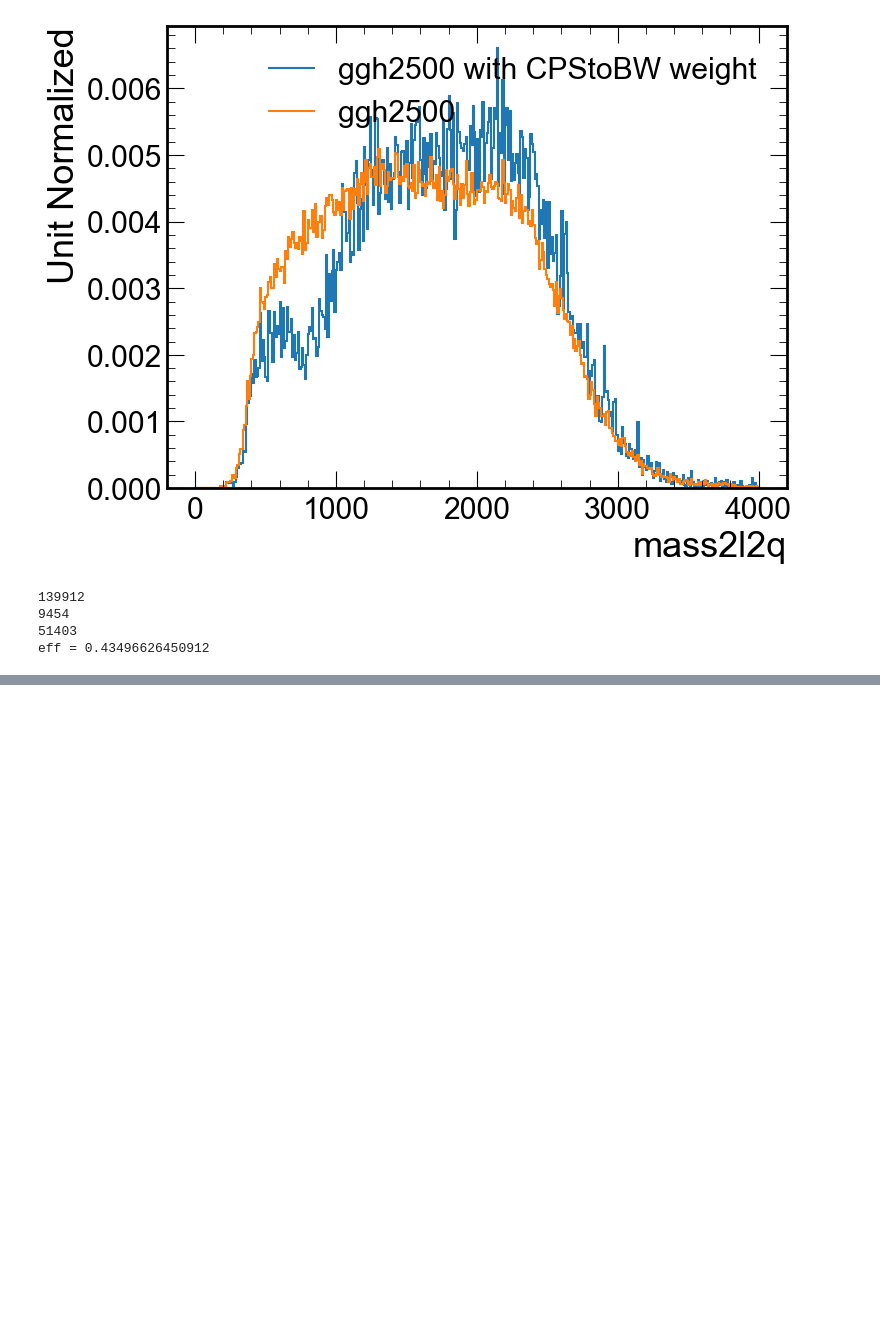
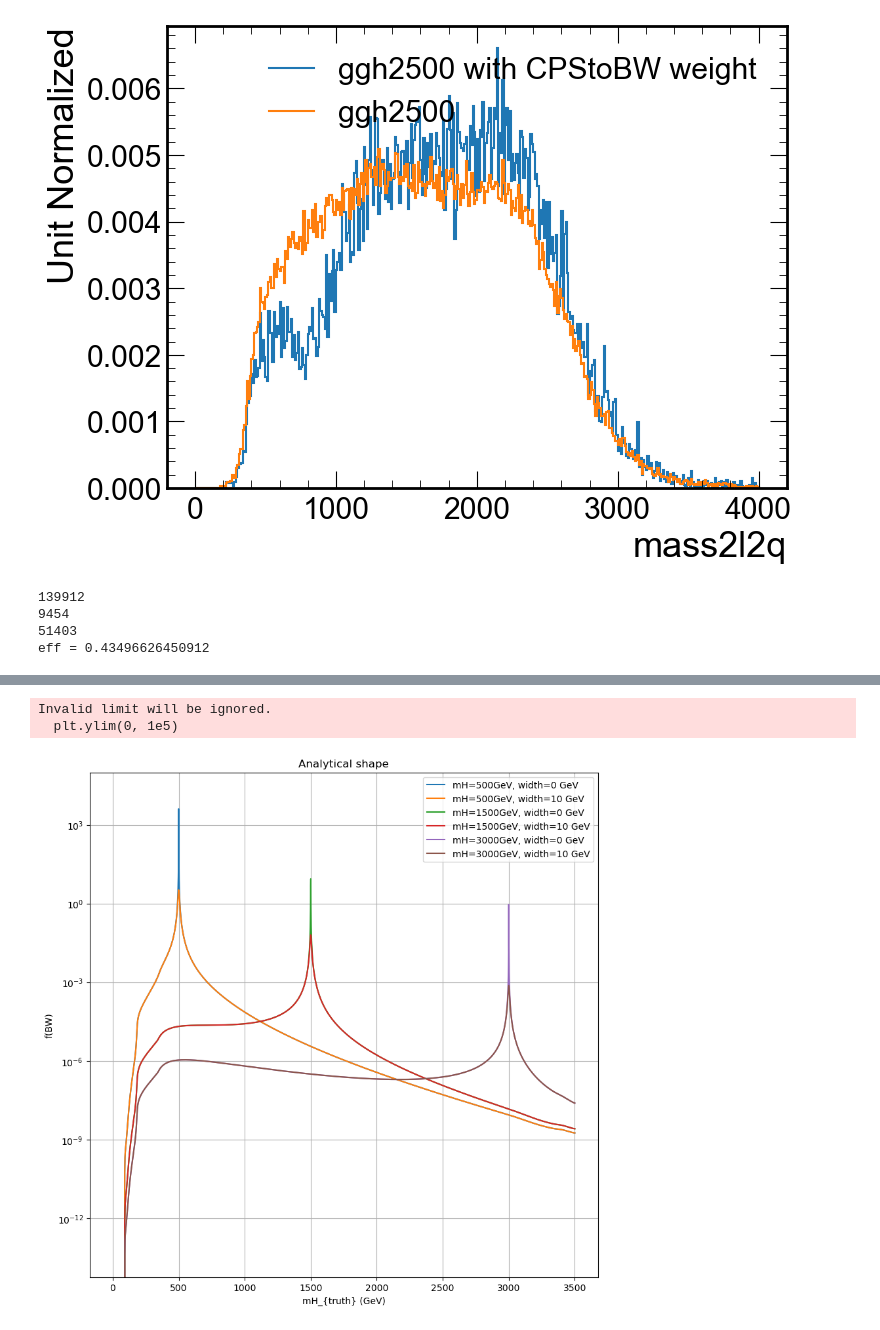
Before and after one commit to jialin-guo1/HZZAnalysis, a Jupyter notebook: SignalModel/varying_wiedth_scan.ipynb, the cells around one changed output, grey strips where cells are left out. Drawn from its saved outputs; the diff is of its cells as text; code cells hidden in the pictures; blank space fills up the shorter version.

```diff
--- a/SignalModel/varying_wiedth_scan.ipynb
+++ b/SignalModel/varying_wiedth_scan.ipynb
@@ -176,0 +209,6 @@ eff = 0.43496626450912
+# %%
+#define a Breit–Wigner function with required parameters: width, mass(center), current mass, branching ratio=1 in default
+def BreitWigner(width, mass, current_mass, spline):
+    branching_ratio = spline.Eval(current_mass)
+    #return branching_ratio*((mass*width)/np.pi)*((2*current_mass)/((current_mass**2-mass**2)**2+(mass*width)**2))
+    return branching_ratio*((2*current_mass)/((current_mass**2-mass**2)**2+(mass*width)**2))
@@ -176,0 +243,33 @@ eff = 0.43496626450912
+# %%
+# generate a function
+start = 0; stop = 3500; step = 3500
+x = np.linspace(start, stop, step)
+y_0_500 = np.array([BreitWigner(0.001, 500, i, spline_ggh) for i in x])
+y_10_500 = np.array([BreitWigner(10, 500, i, spline_ggh) for i in x])
+y_0_1500 = np.array([BreitWigner(0.001, 1500, i, spline_ggh) for i in x])
+y_10_1500 = np.array([BreitWigner(10, 1500, i, spline_ggh) for i in x])
+y_0_3000 = np.array([BreitWigner(0.001, 3000, i, spline_ggh) for i in x])
+y_10_3000 = np.array([BreitWigner(10, 3000, i, spline_ggh) for i in x])
+# %%
+#create a plot
+plt.figure(figsize=(10, 10))
+#plt.plot(np.linspace(start, stop, step),y, label='mH=125GeV, width=1GeV')
+plt.plot(np.linspace(start, stop, step),y_0_500, label='mH=500GeV, width=0 GeV')
+plt.plot(np.linspace(start, stop, step),y_10_500, label='mH=500GeV, width=10 GeV')
+plt.plot(np.linspace(start, stop, step),y_0_1500, label='mH=1500GeV, width=0 GeV')
+plt.plot(np.linspace(start, stop, step),y_10_1500, label='mH=1500GeV, width=10 GeV')
+plt.plot(np.linspace(start, stop, step),y_0_3000, label='mH=3000GeV, width=0 GeV')
+plt.plot(np.linspace(start, stop, step),y_10_3000, label='mH=3000GeV, width=10 GeV')
+plt.xlabel('mH_{truth} (GeV)')
+plt.ylabel('f(BW)')
+plt.title('Analytical shape')
+plt.legend(loc='upper right', numpoints = 1, prop={'size': 10} )
+#log scale
+plt.yscale('log')
+#set y range
+plt.ylim(0, 1e5)
+plt.grid(True)
+# %% [output]
+Invalid limit will be ignored.
+  plt.ylim(0, 1e5)
+[figure, added]
```
Also changed, not shown: parts of 12 cells of this notebook, 49 other files.
